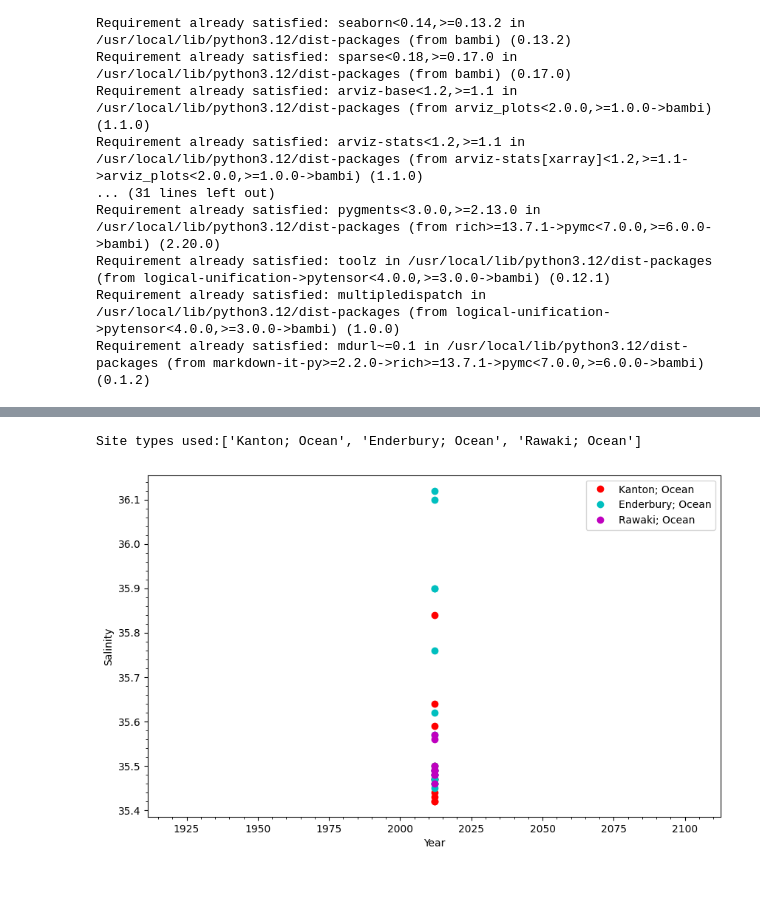
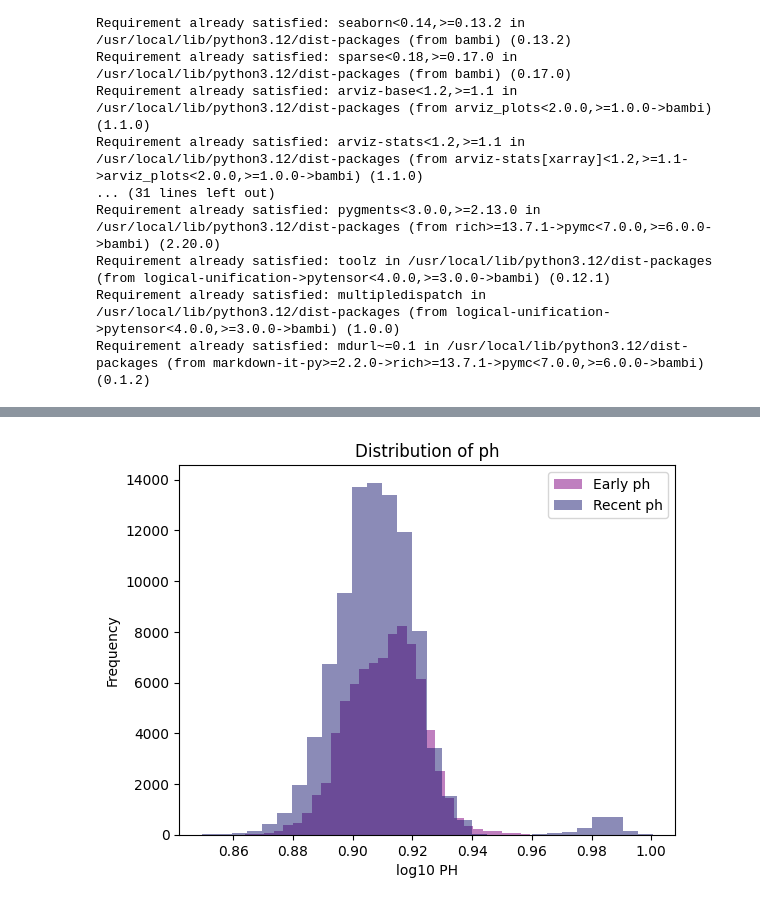
Before and after one commit to me1-3/Emsc2010-A3, a Jupyter notebook: EMSC2010_A3.ipynb, the cells around one changed output, grey strips where cells are left out. Cells and saved outputs as stored; diff of their text form; code cells hidden in the pictures.

```diff
--- a/EMSC2010_A3.ipynb
+++ b/EMSC2010_A3.ipynb
@@ -98,19 +61,0 @@ y_col="SALINITY"
-# %%
-# Select the desired ocean sites from the dataset for comparison
-
-selected_site_descriptions = ['Kanton; Ocean', 'Rawaki; Ocean', 'Enderbury; Ocean']
-
-site_types = [site for site in df[site_col].dropna().unique() if site in selected_site_descriptions]
-
-# Filter the dataframe to only include the selected site types
-df = df[df[site_col].isin(site_types)].copy()
-
-site_1 = site_types[0]
-site_2 = site_types[1]
-site_3 = site_types[2]
-
-
-# Print the site types used in the analysis
-print("Site types used:" + str(site_types))
-# %% [output]
-Site types used:['Kanton; Ocean', 'Enderbury; Ocean', 'Rawaki; Ocean']
@@ -124,26 +62,29 @@ data = data[[site_col, x_col, y_col]].dropna()
-# %%
-# Plot salinity score against year for the three selected sites
-# This gives an initial visual check of the relationship before modelling
-
-from matplotlib.ticker import MaxNLocator #to clean up the major ticks on x-axis and make them integers
-
-# Convert DATETIME_LOCAL to datetime objects and extract the year
-data['YEAR'] = pd.to_datetime(data[x_col]).dt.year
-
-plt.figure(figsize=(10,6))
-
-plt.plot(data[data[site_col] == site_1]['YEAR'], data[data[site_col] == site_1][y_col], 'o', color='r', label=site_1)
-plt.plot(data[data[site_col] == site_2]['YEAR'], data[data[site_col] == site_2][y_col], 'o', color='c', label=site_2)
-plt.plot(data[data[site_col] == site_3]['YEAR'], data[data[site_col] == site_3][y_col], 'o', color='m', label=site_3)
-
-plt.gca().xaxis.set_major_locator(MaxNLocator(integer=True)) #force integer ticks on x-axis
-
-plt.xlabel("Year")
-plt.ylabel("Salinity")
-
-plt.legend()
-plt.minorticks_on()
-
-plt.show()
-# %% [output]
-[figure, removed]
+# %%
+df['ISO_DATETIME_UTC_YEAR'] = pd.to_datetime(df['ISO_DATETIME_UTC']).dt.year
+
+#SELECT EARLY YEAR GROUPS FROM THE DATASET
+
+data_early = df[(df["ISO_DATETIME_UTC_YEAR"] <= 2020)]["PH"].dropna()
+data_early = data_early[data_early>0]
+data_early = np.log10(data_early)
+
+#SELECT RECENT YEAR GROUPS FROM THE DATASET
+data_recent = df[(df["ISO_DATETIME_UTC_YEAR"] >= 2020)]["PH"].dropna()
+data_recent = data_recent[data_recent>0]
+data_recent = np.log10(data_recent)
+# %%
+
+#PLOT HISTOGRAMS TO VISUALISE DISTRIBUTION OF CATCH FOR EACH GROUP
+plt.hist(data_early, bins=30, alpha=0.5, color='purple', label='Early (<=2020)')
+plt.hist(data_recent, bins=30, alpha=0.5, color='midnightblue', label='Recent (>=2020)')
+
+#LABELS
+plt.xlabel("log10 PH")
+plt.ylabel("Frequency")
+plt.title("Distribution of ph")
+plt.legend(["Early ph", "Recent ph"])
+
+#SHOW
+plt.show() #show plot
+# %% [output]
+[figure, added]
```
Also changed, not shown: parts of 8 cells of this notebook.
